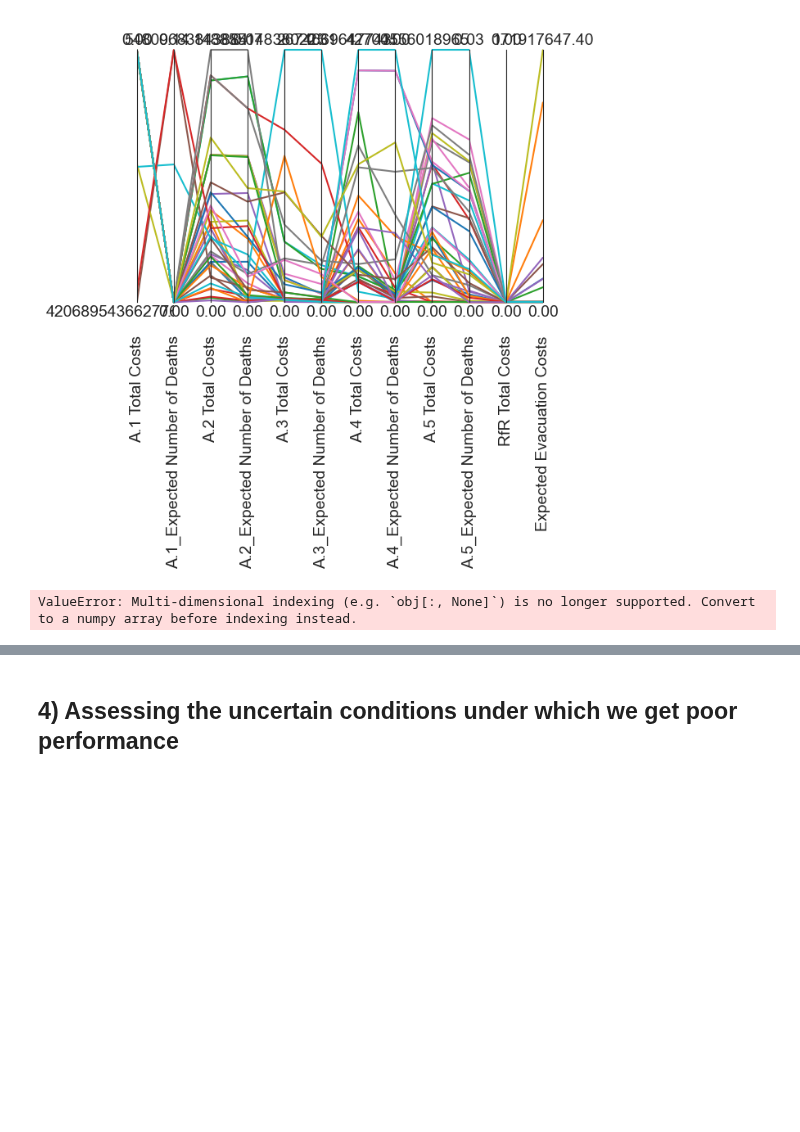
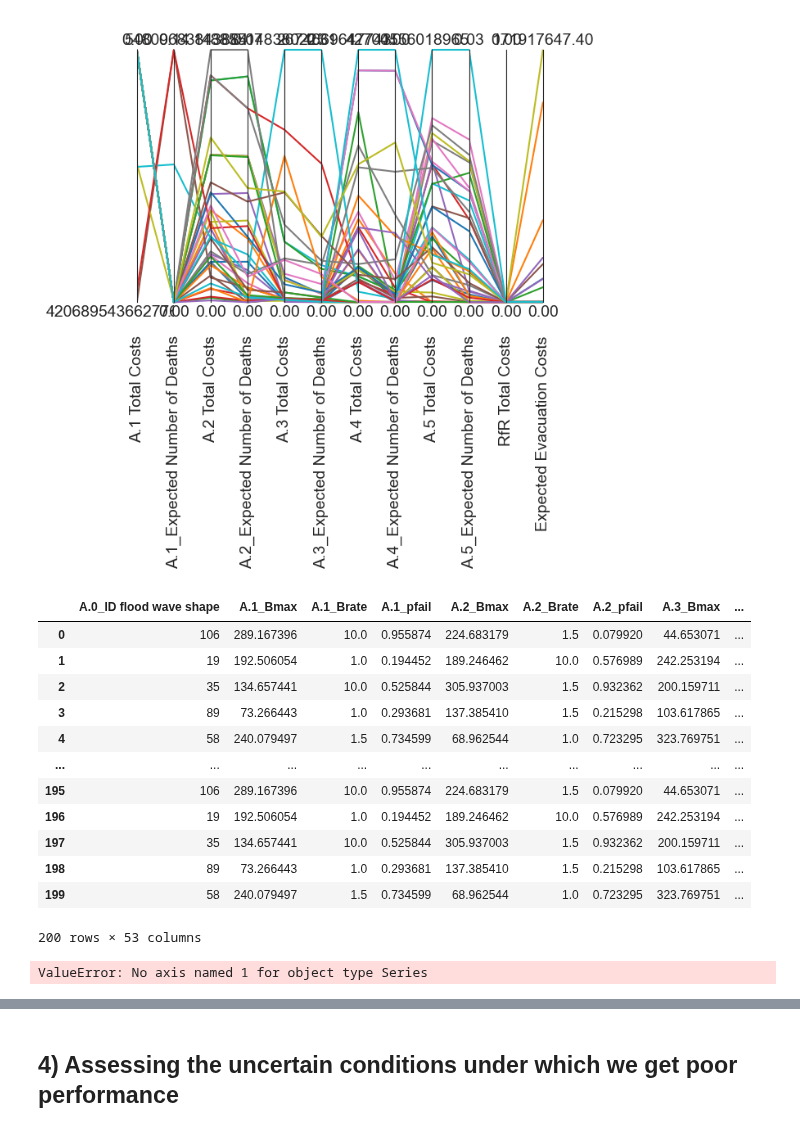
Before and after one commit to ndaswani1/EPA141A-labs, a Jupyter notebook: final assignment/dike_model_multiobj_analysis.ipynb, the cells around one changed output, grey strips where cells are left out. Cells and saved outputs as stored; diff of their text form; code cells hidden in the pictures; blank space fills up the shorter version.

Commit message:
extension multi-objective

```diff
--- a/final assignment/dike_model_multiobj_analysis.ipynb
+++ b/final assignment/dike_model_multiobj_analysis.ipynb
@@ -240,6 +240,22 @@ plt.show()
 # %%
 def calculate_regret(data, best):
     return np.abs(best-data)
+# %%
+experiments
+# %% [output]
+|  | A.0_ID flood wave shape | A.1_Bmax | A.1_Brate | A.1_pfail | A.2_Bmax | A.2_Brate | A.2_pfail | A.3_Bmax | ... |
+| 0 | 106 | 289.167396 | 10.0 | 0.955874 | 224.683179 | 1.5 | 0.079920 | 44.653071 | ... |
+| 1 | 19 | 192.506054 | 1.0 | 0.194452 | 189.246462 | 10.0 | 0.576989 | 242.253194 | ... |
+| 2 | 35 | 134.657441 | 10.0 | 0.525844 | 305.937003 | 1.5 | 0.932362 | 200.159711 | ... |
+| 3 | 89 | 73.266443 | 1.0 | 0.293681 | 137.385410 | 1.5 | 0.215298 | 103.617865 | ... |
+| 4 | 58 | 240.079497 | 1.5 | 0.734599 | 68.962544 | 1.0 | 0.723295 | 323.769751 | ... |
+| ... | ... | ... | ... | ... | ... | ... | ... | ... | ... |
+| 195 | 106 | 289.167396 | 10.0 | 0.955874 | 224.683179 | 1.5 | 0.079920 | 44.653071 | ... |
+| 196 | 19 | 192.506054 | 1.0 | 0.194452 | 189.246462 | 10.0 | 0.576989 | 242.253194 | ... |
+| 197 | 35 | 134.657441 | 10.0 | 0.525844 | 305.937003 | 1.5 | 0.932362 | 200.159711 | ... |
+| 198 | 89 | 73.266443 | 1.0 | 0.293681 | 137.385410 | 1.5 | 0.215298 | 103.617865 | ... |
+| 199 | 58 | 240.079497 | 1.5 | 0.734599 | 68.962544 | 1.0 | 0.723295 | 323.769751 | ... |
+200 rows × 53 columns
 # %%
 overall_regret = {}
 max_regret = {}
@@ -254,22 +270,12 @@ for outcome in model.outcomes:
 
     # reorient the data by indexing with policy and scenario id
     data = data.pivot(index='scenario', columns='policy')
-
     # flatten the resulting hierarchical index resulting from
     # pivoting, (might be a nicer solution possible)
     data.columns = data.columns.get_level_values(1)
 
-    # we need to control the broadcasting.
-    # max returns a 1d vector across scenario id. By passing
-    # np.newaxis we ensure that the shape is the same as the data
-    # next we take the absolute value
-    #
-    # basically we take the difference of the maximum across
-    # the row and the actual values in the row
-    #
-    outcome_regret = (data.max(axis=1)[:, np.newaxis] - data).abs()
-
-    overall_regret[outcome.name] = outcome_regret
-    max_regret[outcome.name] = outcome_regret.max()
+    for policy in data.columns:
+        best = data[policy].min(axis=1)
+        print(best)
 # %% [output]
-ValueError: Multi-dimensional indexing (e.g. `obj[:, None]`) is no longer supported. Convert to a numpy array before indexing instead.
+ValueError: No axis named 1 for object type Series
```
Also changed, not shown: parts of 2 cells of this notebook.
